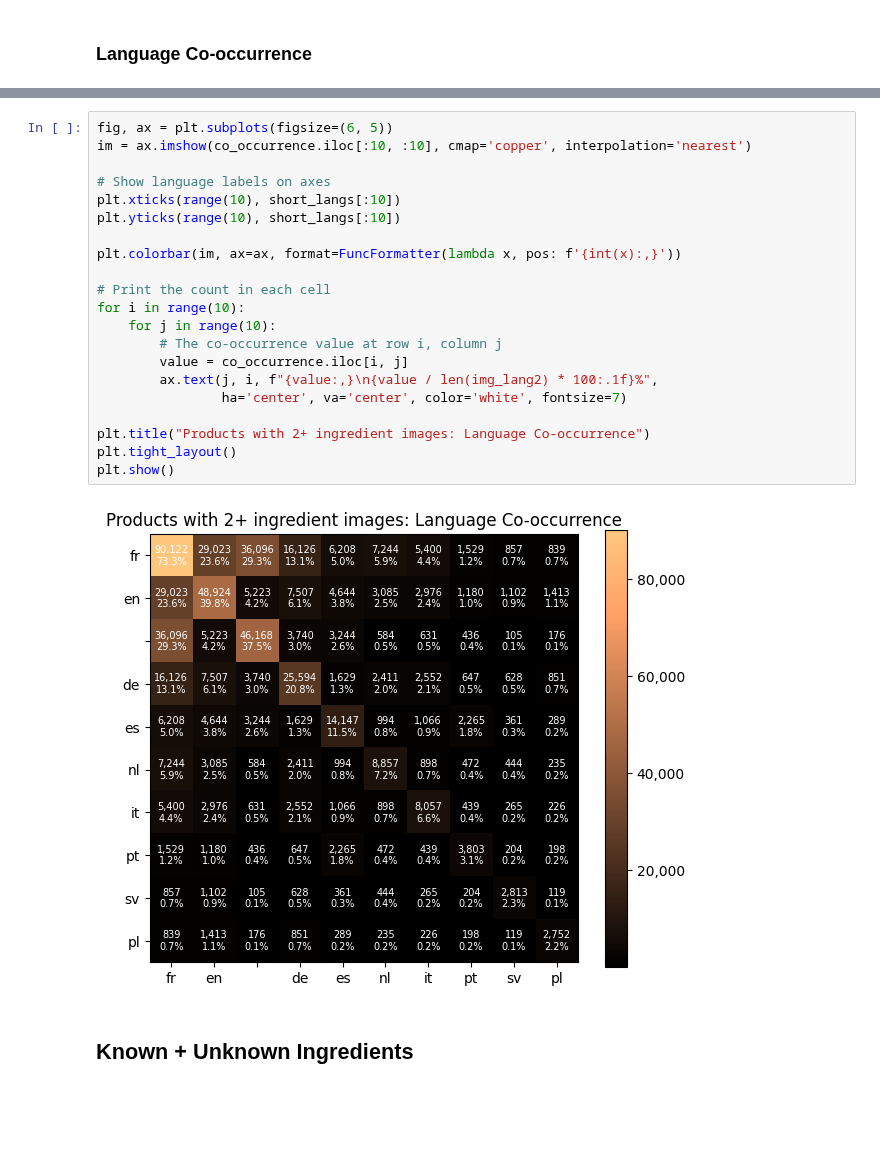
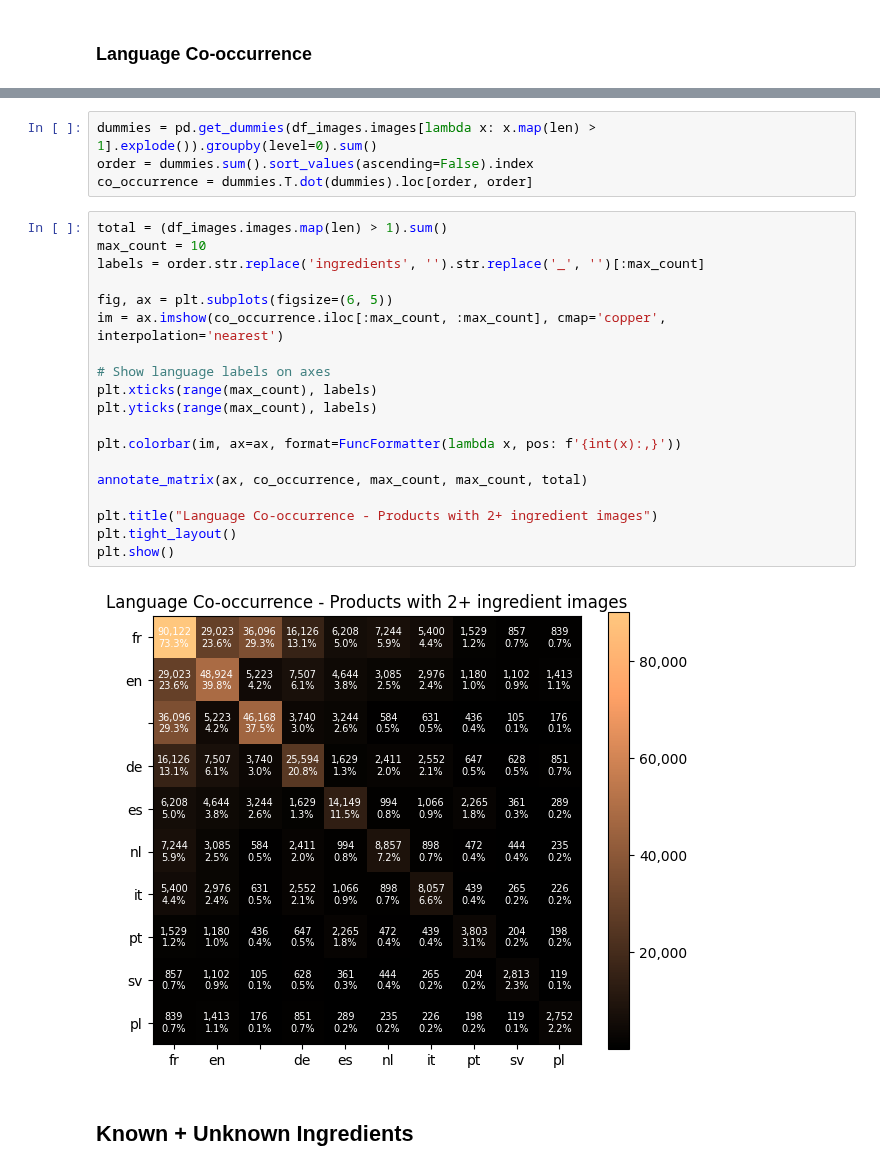
Before and after one commit to goerlitz/openfoodfacts-data-analysis, a Jupyter notebook: notebooks/14_ingredient_analysis2.ipynb, the cells around one changed output, grey strips where cells are left out. Cells and saved outputs as stored; diff of their text form; blank space fills up the shorter version.

```diff
--- a/notebooks/14_ingredient_analysis2.ipynb
+++ b/notebooks/14_ingredient_analysis2.ipynb
@@ -296,26 +335,28 @@ co_occurrence.index = short_langs
-# %%
-fig, ax = plt.subplots(figsize=(6, 5))
-im = ax.imshow(co_occurrence.iloc[:10, :10], cmap='copper', interpolation='nearest')
-
-# Show language labels on axes
-plt.xticks(range(10), short_langs[:10])
-plt.yticks(range(10), short_langs[:10])
-
-plt.colorbar(im, ax=ax, format=FuncFormatter(lambda x, pos: f'{int(x):,}'))
-
-# Print the count in each cell
-for i in range(10):
-    for j in range(10):
-        # The co-occurrence value at row i, column j
-        value = co_occurrence.iloc[i, j]
-        ax.text(j, i, f"{value:,}\n{value / len(img_lang2) * 100:.1f}%",
-                ha='center', va='center', color='white', fontsize=7)
-
-plt.title("Products with 2+ ingredient images: Language Co-occurrence")
-plt.tight_layout()
-plt.show()
-# %% [output]
-[figure, removed]
+# %%
+dummies = pd.get_dummies(df_images.images[lambda x: x.map(len) > 1].explode()).groupby(level=0).sum()
+order = dummies.sum().sort_values(ascending=False).index
+co_occurrence = dummies.T.dot(dummies).loc[order, order]
+# %%
+total = (df_images.images.map(len) > 1).sum()
+max_count = 10
+labels = order.str.replace('ingredients', '').str.replace('_', '')[:max_count]
+
+fig, ax = plt.subplots(figsize=(6, 5))
+im = ax.imshow(co_occurrence.iloc[:max_count, :max_count], cmap='copper', interpolation='nearest')
+
+# Show language labels on axes
+plt.xticks(range(max_count), labels)
+plt.yticks(range(max_count), labels)
+
+plt.colorbar(im, ax=ax, format=FuncFormatter(lambda x, pos: f'{int(x):,}'))
+
+annotate_matrix(ax, co_occurrence, max_count, max_count, total)
+
+plt.title("Language Co-occurrence - Products with 2+ ingredient images")
+plt.tight_layout()
+plt.show()
+# %% [output]
+[figure, added]
 # %% [markdown]
 ## Known + Unknown Ingredients
 # %%
```
Also changed, not shown: parts of 46 cells of this notebook.
